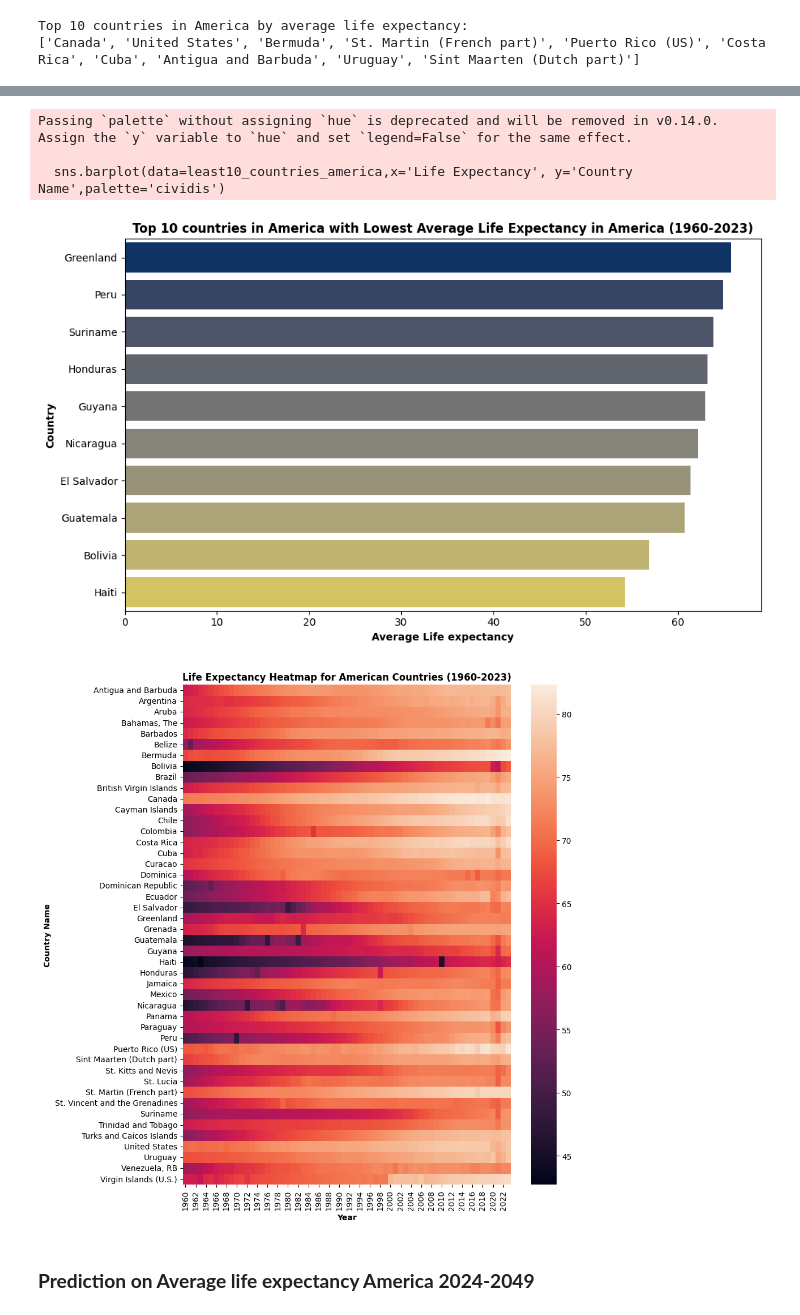
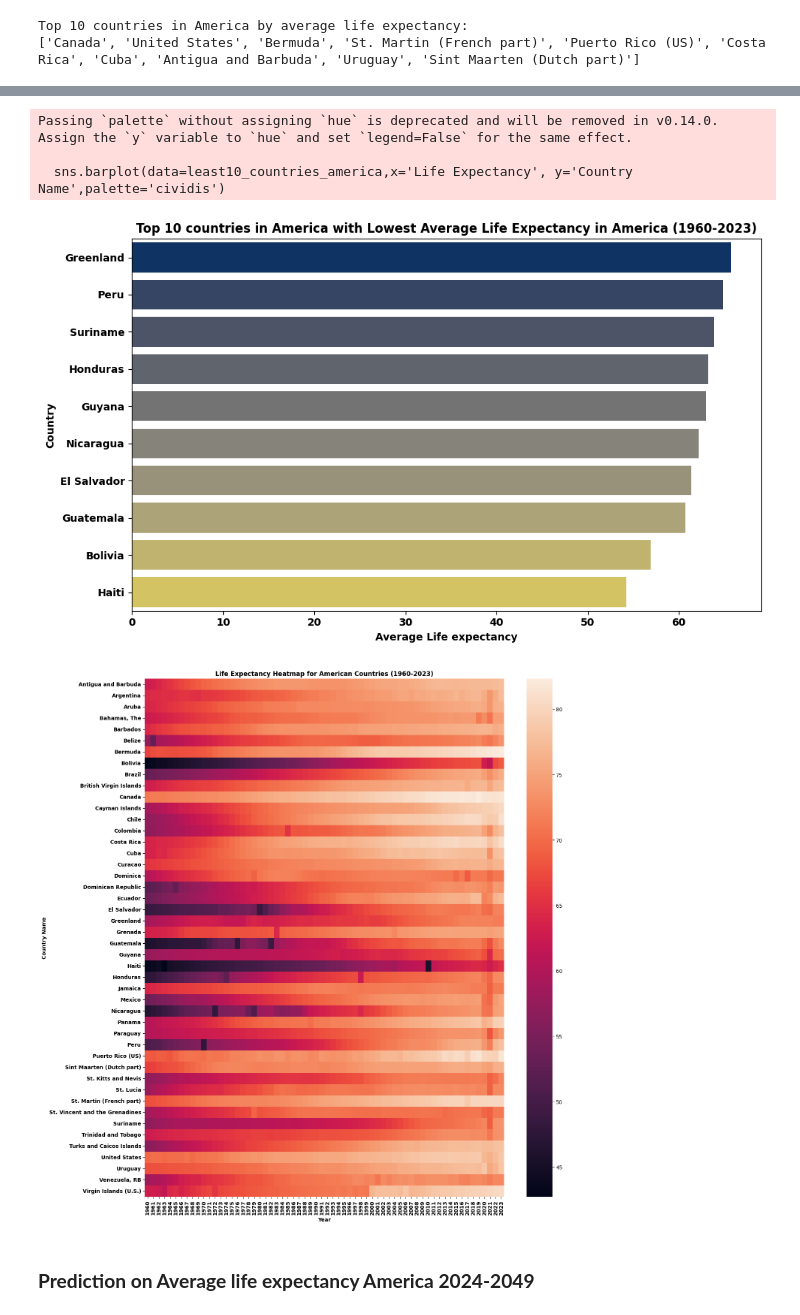
Before and after one commit to BrentOchieng/Global-Life-Expectancy-Trend-1960-2049, a Jupyter notebook: Global_Life_expectancy_Trends_(1960_2023).ipynb, the cells around one changed output, grey strips where cells are left out. Drawn from its saved outputs; the diff is of its cells as text; code cells hidden in the pictures.

```diff
--- a/Global_Life_expectancy_Trends_(1960_2023).ipynb
+++ b/Global_Life_expectancy_Trends_(1960_2023).ipynb
@@ -1197,25 +1281,29 @@ sns.barplot(data=least10_countries_america,x='Life Expectancy', y='Country Name'
 plt.title('Top 10 countries in America with Lowest Average Life Expectancy in America (1960-2023)', fontweight='bold')
 plt.xlabel('Average Life expectancy', fontweight='bold')
 plt.ylabel('Country', fontweight='bold')
+plt.yticks(fontweight='bold')
+plt.xticks(fontweight='bold')
 plt. tight_layout()
 plt.show()
 # %% [output]
 Passing `palette` without assigning `hue` is deprecated and will be removed in v0.14.0. Assign the `y` variable to `hue` and set `legend=False` for the same effect.
 
   sns.barplot(data=least10_countries_america,x='Life Expectancy', y='Country Name',palette='cividis')
-[figure, old version]
+[figure, new version]
 # %%
 #heatmap for american life expectancy trend
 america_pivot=america_df.pivot(index='Country Name',columns='Year',values='Life Expectancy')
-plt.figure(figsize=(10,10))
+plt.figure(figsize=(15,15))
 sns.heatmap(america_pivot,cmap=None,annot=False, fmt='.1f',annot_kws={'fotweight':'bold'})
 plt.title('Life Expectancy Heatmap for American Countries (1960-2023)', fontweight='bold')
 plt.ylabel('Country Name', fontweight='bold')
 plt.xlabel('Year',fontweight='bold')
+plt.xticks(fontweight='bold')
+plt.yticks(fontweight='bold')
 plt.tight_layout()
 plt.show()
 # %% [output]
-[figure, old version]
+[figure, new version]
 # %% [markdown]
 ### **Prediction on Average life expectancy America 2024-2049**
 # %%
```
Also changed, not shown: parts of 40 cells of this notebook.
